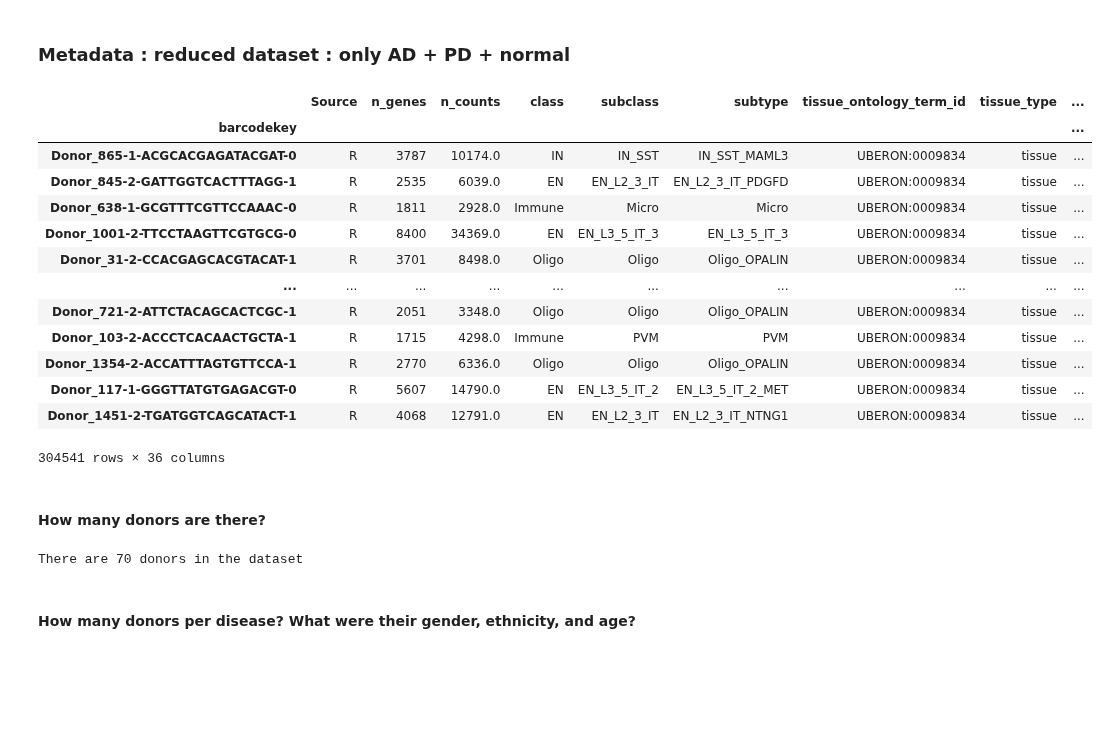
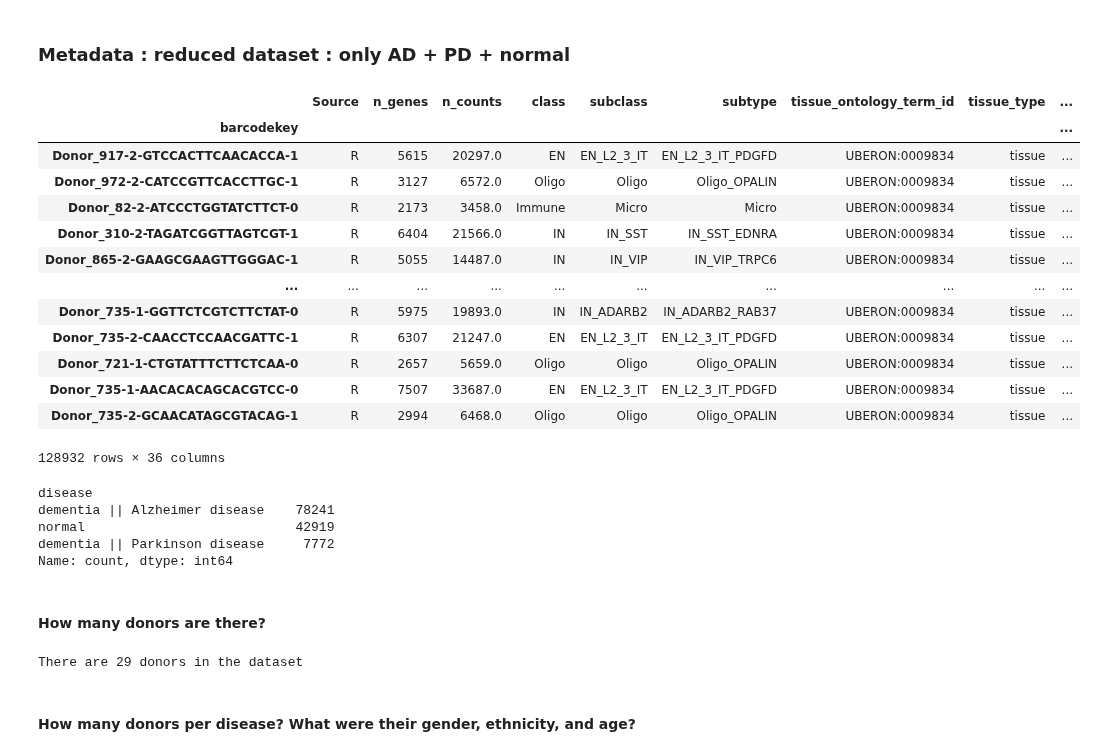
Before and after one commit to elodiehusson/transcriptomics-code, a Jupyter notebook: reduction of dataset.ipynb, the cells around one changed output. Cells and saved outputs as stored; diff of their text form; code cells hidden in the pictures; blank space fills up the shorter version.

Commit message:
successfully deleted africans

```diff
--- a/reduction of dataset.ipynb
+++ b/reduction of dataset.ipynb
@@ -199,45 +199,56 @@ sc.pl.umap(adata, color=['class', 'subclass', 'subtype'])
 # %% [markdown]
 ### **Metadata : reduced dataset : only AD + PD + normal**
 # %%
-is_AD = (adata.obs['disease'] == "dementia || Alzheimer disease")
-is_PD = (adata.obs['disease'] == "dementia || Parkinson disease")
-is_CTRL = (adata.obs['disease'] == "normal")
+is_AD = (
+    (adata.obs['disease'] == "dementia || Alzheimer disease")
+    & (adata.obs['genetic_ancestry'] != "African")
+)
+is_PD = (adata.obs['disease'] == "dementia || Parkinson disease") & (adata.obs['genetic_ancestry'] != "African")
+is_CTRL = (adata.obs['disease'] == "normal") & (adata.obs['genetic_ancestry'] != "African")
 
 ## Getting the index of each mask (i.e. the positions in the AnnData object)
 AD_idx = np.flatnonzero(is_AD)
 PD_idx = np.flatnonzero(is_PD)
 CTRL_idx = np.flatnonzero(is_CTRL)
 
 # Randomly mixing indices
 np.random.shuffle(AD_idx)
 np.random.shuffle(PD_idx)
 np.random.shuffle(CTRL_idx)
 
 final_idx = np.concatenate([AD_idx, PD_idx, CTRL_idx])
 adata_sub = adata[final_idx, :]
 adata_sub.obs
 # %% [output]
 |  | Source | n_genes | n_counts | class | subclass | subtype | tissue_ontology_term_id | tissue_type | ... |
 | barcodekey |  |  |  |  |  |  |  |  | ... |
-| Donor_865-1-ACGCACGAGATACGAT-0 | R | 3787 | 10174.0 | IN | IN_SST | IN_SST_MAML3 | UBERON:0009834 | tissue | ... |
-| Donor_845-2-GATTGGTCACTTTAGG-1 | R | 2535 | 6039.0 | EN | EN_L2_3_IT | EN_L2_3_IT_PDGFD | UBERON:0009834 | tissue | ... |
-| Donor_638-1-GCGTTTCGTTCCAAAC-0 | R | 1811 | 2928.0 | Immune | Micro | Micro | UBERON:0009834 | tissue | ... |
-| Donor_1001-2-TTCCTAAGTTCGTGCG-0 | R | 8400 | 34369.0 | EN | EN_L3_5_IT_3 | EN_L3_5_IT_3 | UBERON:0009834 | tissue | ... |
-| Donor_31-2-CCACGAGCACGTACAT-1 | R | 3701 | 8498.0 | Oligo | Oligo | Oligo_OPALIN | UBERON:0009834 | tissue | ... |
+| Donor_917-2-GTCCACTTCAACACCA-1 | R | 5615 | 20297.0 | EN | EN_L2_3_IT | EN_L2_3_IT_PDGFD | UBERON:0009834 | tissue | ... |
+| Donor_972-2-CATCCGTTCACCTTGC-1 | R | 3127 | 6572.0 | Oligo | Oligo | Oligo_OPALIN | UBERON:0009834 | tissue | ... |
+| Donor_82-2-ATCCCTGGTATCTTCT-0 | R | 2173 | 3458.0 | Immune | Micro | Micro | UBERON:0009834 | tissue | ... |
+| Donor_310-2-TAGATCGGTTAGTCGT-1 | R | 6404 | 21566.0 | IN | IN_SST | IN_SST_EDNRA | UBERON:0009834 | tissue | ... |
+| Donor_865-2-GAAGCGAAGTTGGGAC-1 | R | 5055 | 14487.0 | IN | IN_VIP | IN_VIP_TRPC6 | UBERON:0009834 | tissue | ... |
 | ... | ... | ... | ... | ... | ... | ... | ... | ... | ... |
-| Donor_721-2-ATTCTACAGCACTCGC-1 | R | 2051 | 3348.0 | Oligo | Oligo | Oligo_OPALIN | UBERON:0009834 | tissue | ... |
-| Donor_103-2-ACCCTCACAACTGCTA-1 | R | 1715 | 4298.0 | Immune | PVM | PVM | UBERON:0009834 | tissue | ... |
-| Donor_1354-2-ACCATTTAGTGTTCCA-1 | R | 2770 | 6336.0 | Oligo | Oligo | Oligo_OPALIN | UBERON:0009834 | tissue | ... |
-| Donor_117-1-GGGTTATGTGAGACGT-0 | R | 5607 | 14790.0 | EN | EN_L3_5_IT_2 | EN_L3_5_IT_2_MET | UBERON:0009834 | tissue | ... |
-| Donor_1451-2-TGATGGTCAGCATACT-1 | R | 4068 | 12791.0 | EN | EN_L2_3_IT | EN_L2_3_IT_NTNG1 | UBERON:0009834 | tissue | ... |
+| Donor_735-1-GGTTCTCGTCTTCTAT-0 | R | 5975 | 19893.0 | IN | IN_ADARB2 | IN_ADARB2_RAB37 | UBERON:0009834 | tissue | ... |
+| Donor_735-2-CAACCTCCAACGATTC-1 | R | 6307 | 21247.0 | EN | EN_L2_3_IT | EN_L2_3_IT_PDGFD | UBERON:0009834 | tissue | ... |
+| Donor_721-1-CTGTATTTCTTCTCAA-0 | R | 2657 | 5659.0 | Oligo | Oligo | Oligo_OPALIN | UBERON:0009834 | tissue | ... |
+| Donor_735-1-AACACACAGCACGTCC-0 | R | 7507 | 33687.0 | EN | EN_L2_3_IT | EN_L2_3_IT_PDGFD | UBERON:0009834 | tissue | ... |
+| Donor_735-2-GCAACATAGCGTACAG-1 | R | 2994 | 6468.0 | Oligo | Oligo | Oligo_OPALIN | UBERON:0009834 | tissue | ... |
-304541 rows × 36 columns
+128932 rows × 36 columns
+# %%
+adata_sub.obs["disease"].value_counts()
+# %% [output]
+disease
+dementia || Alzheimer disease    78241
+normal                           42919
+dementia || Parkinson disease     7772
+Name: count, dtype: int64
 # %% [markdown]
 #### **How many donors are there?**
 # %%
 n_donors_sub = len(adata_sub.obs["donor_id"].unique())
 print("There are", n_donors_sub, "donors in the dataset")
 # %% [output]
-There are 70 donors in the dataset
+There are 29 donors in the dataset
 # %% [markdown]
 #### **How many donors per disease? What were their gender, ethnicity, and age?**
 # %%
```
Also changed, not shown: parts of 5 cells of this notebook.
